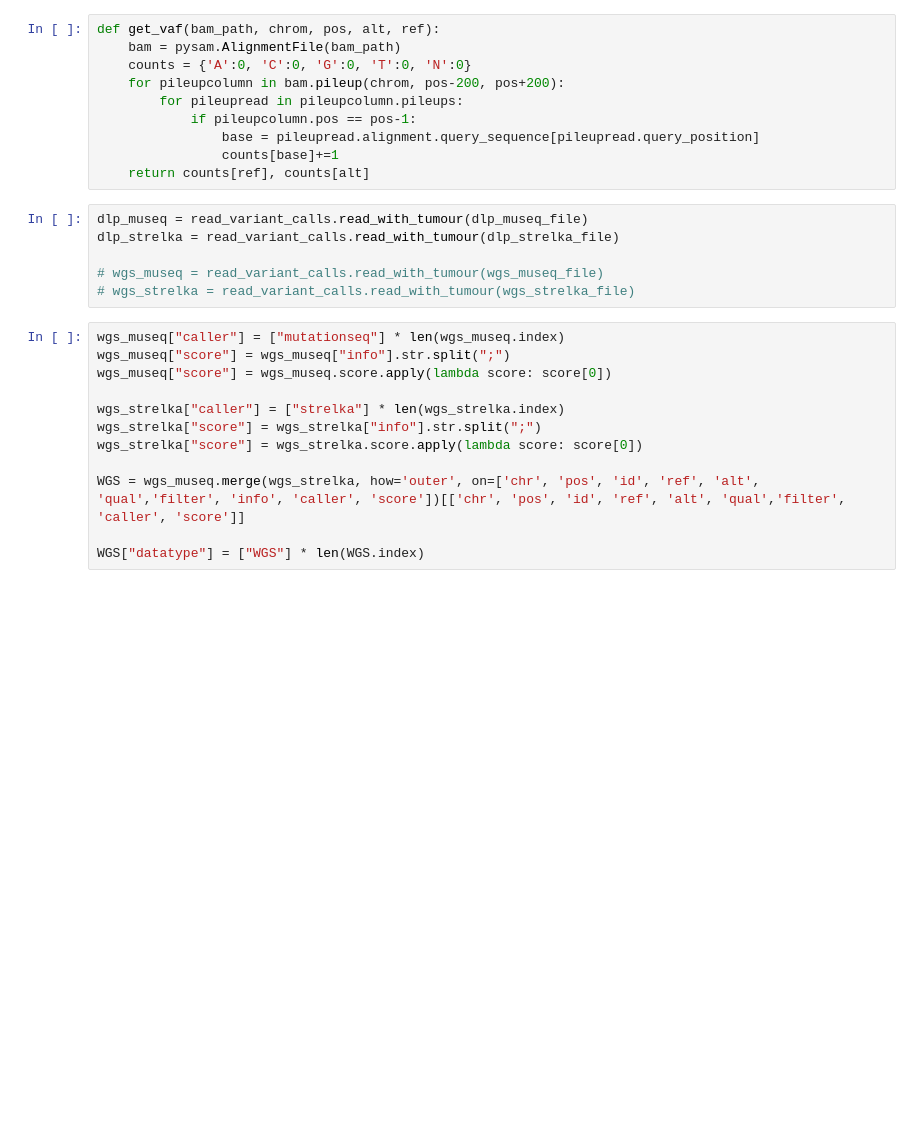
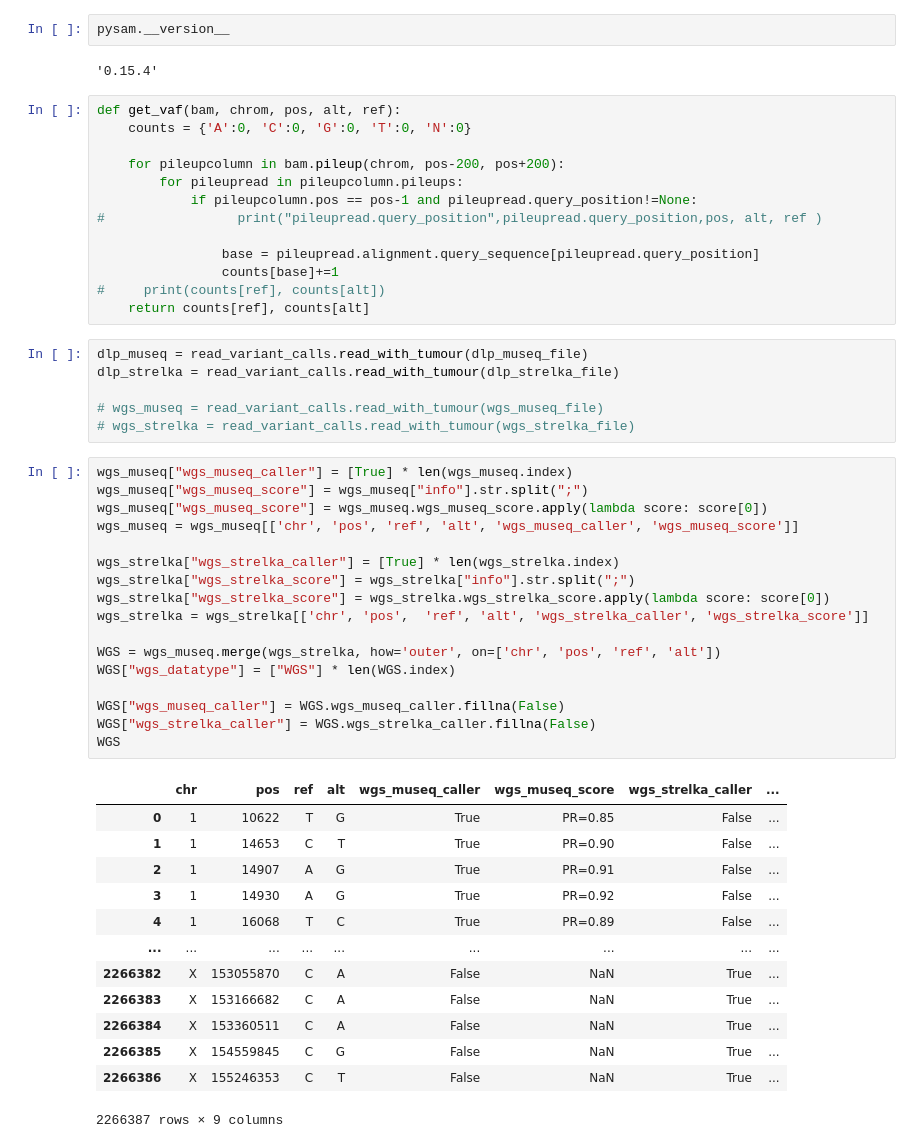
Before and after one commit to shahcompbio/wgs_qc_utils, a Jupyter notebook: wgs_qc_utils/other_qc/SPECTRUM-OV-022 union set DLP bWGS.ipynb, the cells around one changed output. Saved outputs shown, nothing was run; the diff lists cells and outputs as text; blank space fills up the shorter version.

```diff
--- a/wgs_qc_utils/other_qc/SPECTRUM-OV-022 union set DLP bWGS.ipynb
+++ b/wgs_qc_utils/other_qc/SPECTRUM-OV-022 union set DLP bWGS.ipynb
@@ -18,15 +19,22 @@ wgs_strelka_file = '/juno/work/shah/isabl_data_lake/analyses/24/65/2465/results/
 
 wgs_normal_bam = '/juno/work/shah/isabl_data_lake/analyses/24/22/2422/results/SPECTRUM-OV-022_BC1_NORMAL_NORMAL/SPECTRUM-OV-022_BC1_NORMAL_NORMAL.bam'
 wgs_tumour_bam = '/juno/work/shah/isabl_data_lake/analyses/24/48/2448/results/SPECTRUM-OV-022_S1_LEFT_OVARY_TUMOR/SPECTRUM-OV-022_S1_LEFT_OVARY_TUMOR.bam'
+# %%
+pysam.__version__
+# %% [output]
+'0.15.4'
 # %%
-def get_vaf(bam_path, chrom, pos, alt, ref):
-    bam = pysam.AlignmentFile(bam_path)
+def get_vaf(bam, chrom, pos, alt, ref):
     counts = {'A':0, 'C':0, 'G':0, 'T':0, 'N':0}
+
     for pileupcolumn in bam.pileup(chrom, pos-200, pos+200):
         for pileupread in pileupcolumn.pileups:
-            if pileupcolumn.pos == pos-1:
+            if pileupcolumn.pos == pos-1 and pileupread.query_position!=None:
+#                 print("pileupread.query_position",pileupread.query_position,pos, alt, ref )
+
                 base = pileupread.alignment.query_sequence[pileupread.query_position]
                 counts[base]+=1
+#     print(counts[ref], counts[alt])
     return counts[ref], counts[alt]
 # %%
 dlp_museq = read_variant_calls.read_with_tumour(dlp_museq_file)
@@ -34,16 +42,35 @@ dlp_strelka = read_variant_calls.read_with_tumour(dlp_strelka_file)
 
 # wgs_museq = read_variant_calls.read_with_tumour(wgs_museq_file)
 # wgs_strelka = read_variant_calls.read_with_tumour(wgs_strelka_file)
-# %%
-wgs_museq["caller"] = ["mutationseq"] * len(wgs_museq.index)
-wgs_museq["score"] = wgs_museq["info"].str.split(";")
-wgs_museq["score"] = wgs_museq.score.apply(lambda score: score[0])
-
-wgs_strelka["caller"] = ["strelka"] * len(wgs_strelka.index)
-wgs_strelka["score"] = wgs_strelka["info"].str.split(";")
-wgs_strelka["score"] = wgs_strelka.score.apply(lambda score: score[0])
-
-WGS = wgs_museq.merge(wgs_strelka, how='outer', on=['chr', 'pos', 'id', 'ref', 'alt', 'qual','filter', 'info', 'caller', 'score'])[['chr', 'pos', 'id', 'ref', 'alt', 'qual','filter', 'caller', 'score']]
-
-WGS["datatype"] = ["WGS"] * len(WGS.index)
+# %%
+wgs_museq["wgs_museq_caller"] = [True] * len(wgs_museq.index)
+wgs_museq["wgs_museq_score"] = wgs_museq["info"].str.split(";")
+wgs_museq["wgs_museq_score"] = wgs_museq.wgs_museq_score.apply(lambda score: score[0])
+wgs_museq = wgs_museq[['chr', 'pos', 'ref', 'alt', 'wgs_museq_caller', 'wgs_museq_score']]
+
+wgs_strelka["wgs_strelka_caller"] = [True] * len(wgs_strelka.index)
+wgs_strelka["wgs_strelka_score"] = wgs_strelka["info"].str.split(";")
+wgs_strelka["wgs_strelka_score"] = wgs_strelka.wgs_strelka_score.apply(lambda score: score[0])
+wgs_strelka = wgs_strelka[['chr', 'pos',  'ref', 'alt', 'wgs_strelka_caller', 'wgs_strelka_score']]
+
+WGS = wgs_museq.merge(wgs_strelka, how='outer', on=['chr', 'pos', 'ref', 'alt'])
+WGS["wgs_datatype"] = ["WGS"] * len(WGS.index)
+
+WGS["wgs_museq_caller"] = WGS.wgs_museq_caller.fillna(False)
+WGS["wgs_strelka_caller"] = WGS.wgs_strelka_caller.fillna(False)
+WGS
+# %% [output]
+|  | chr | pos | ref | alt | wgs_museq_caller | wgs_museq_score | wgs_strelka_caller | ... |
+| 0 | 1 | 10622 | T | G | True | PR=0.85 | False | ... |
+| 1 | 1 | 14653 | C | T | True | PR=0.90 | False | ... |
+| 2 | 1 | 14907 | A | G | True | PR=0.91 | False | ... |
+| 3 | 1 | 14930 | A | G | True | PR=0.92 | False | ... |
+| 4 | 1 | 16068 | T | C | True | PR=0.89 | False | ... |
+| ... | ... | ... | ... | ... | ... | ... | ... | ... |
+| 2266382 | X | 153055870 | C | A | False | NaN | True | ... |
+| 2266383 | X | 153166682 | C | A | False | NaN | True | ... |
+| 2266384 | X | 153360511 | C | A | False | NaN | True | ... |
+| 2266385 | X | 154559845 | C | G | False | NaN | True | ... |
+| 2266386 | X | 155246353 | C | T | False | NaN | True | ... |
+2266387 rows × 9 columns
 # %%
```
Also changed, not shown: parts of 22 cells of this notebook.
